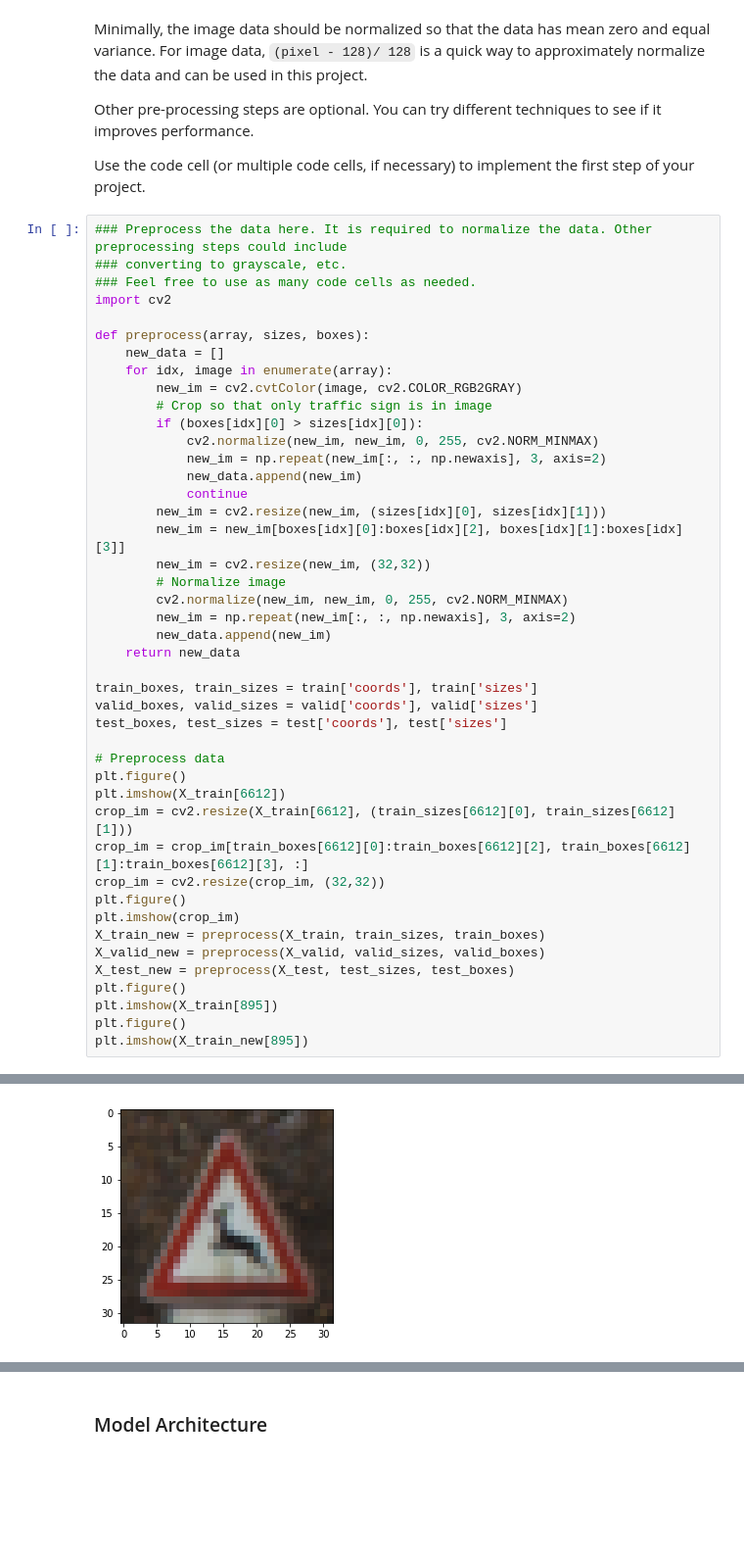
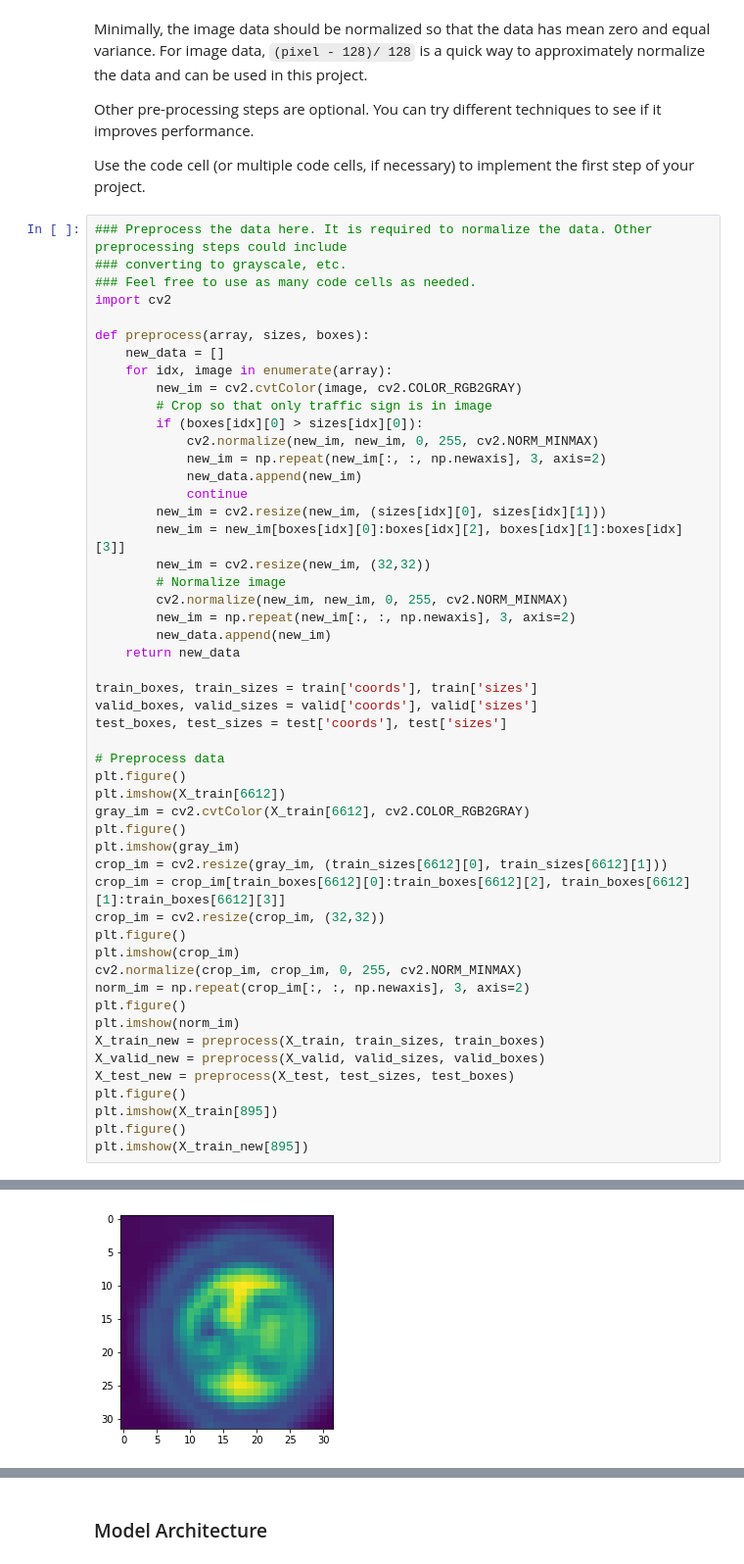
Before and after one commit to tahuang/Traffic_Sign_Classifier, a Jupyter notebook: Traffic_Sign_Classifier.ipynb, the cells around one changed output, grey strips where cells are left out. Shown: that part at 98% size. Drawn from its saved outputs; the diff is of its cells as text; blank space fills up the shorter version.

```diff
--- a/Traffic_Sign_Classifier.ipynb
+++ b/Traffic_Sign_Classifier.ipynb
@@ -186,11 +186,18 @@ test_boxes, test_sizes = test['coords'], test['sizes']
 # Preprocess data
 plt.figure()
 plt.imshow(X_train[6612])
-crop_im = cv2.resize(X_train[6612], (train_sizes[6612][0], train_sizes[6612][1]))
-crop_im = crop_im[train_boxes[6612][0]:train_boxes[6612][2], train_boxes[6612][1]:train_boxes[6612][3], :]
+gray_im = cv2.cvtColor(X_train[6612], cv2.COLOR_RGB2GRAY)
+plt.figure()
+plt.imshow(gray_im)
+crop_im = cv2.resize(gray_im, (train_sizes[6612][0], train_sizes[6612][1]))
+crop_im = crop_im[train_boxes[6612][0]:train_boxes[6612][2], train_boxes[6612][1]:train_boxes[6612][3]]
 crop_im = cv2.resize(crop_im, (32,32))
 plt.figure()
 plt.imshow(crop_im)
+cv2.normalize(crop_im, crop_im, 0, 255, cv2.NORM_MINMAX)
+norm_im = np.repeat(crop_im[:, :, np.newaxis], 3, axis=2)
+plt.figure()
+plt.imshow(norm_im)
 X_train_new = preprocess(X_train, train_sizes, train_boxes)
 X_valid_new = preprocess(X_valid, valid_sizes, valid_boxes)
 X_test_new = preprocess(X_test, test_sizes, test_boxes)
@@ -205 +212 @@ plt.imshow(X_train_new[895])
-[figure, old version]
+[figure, new version]
```
Also changed, not shown: parts of 8 cells of this notebook, 5 other files.
